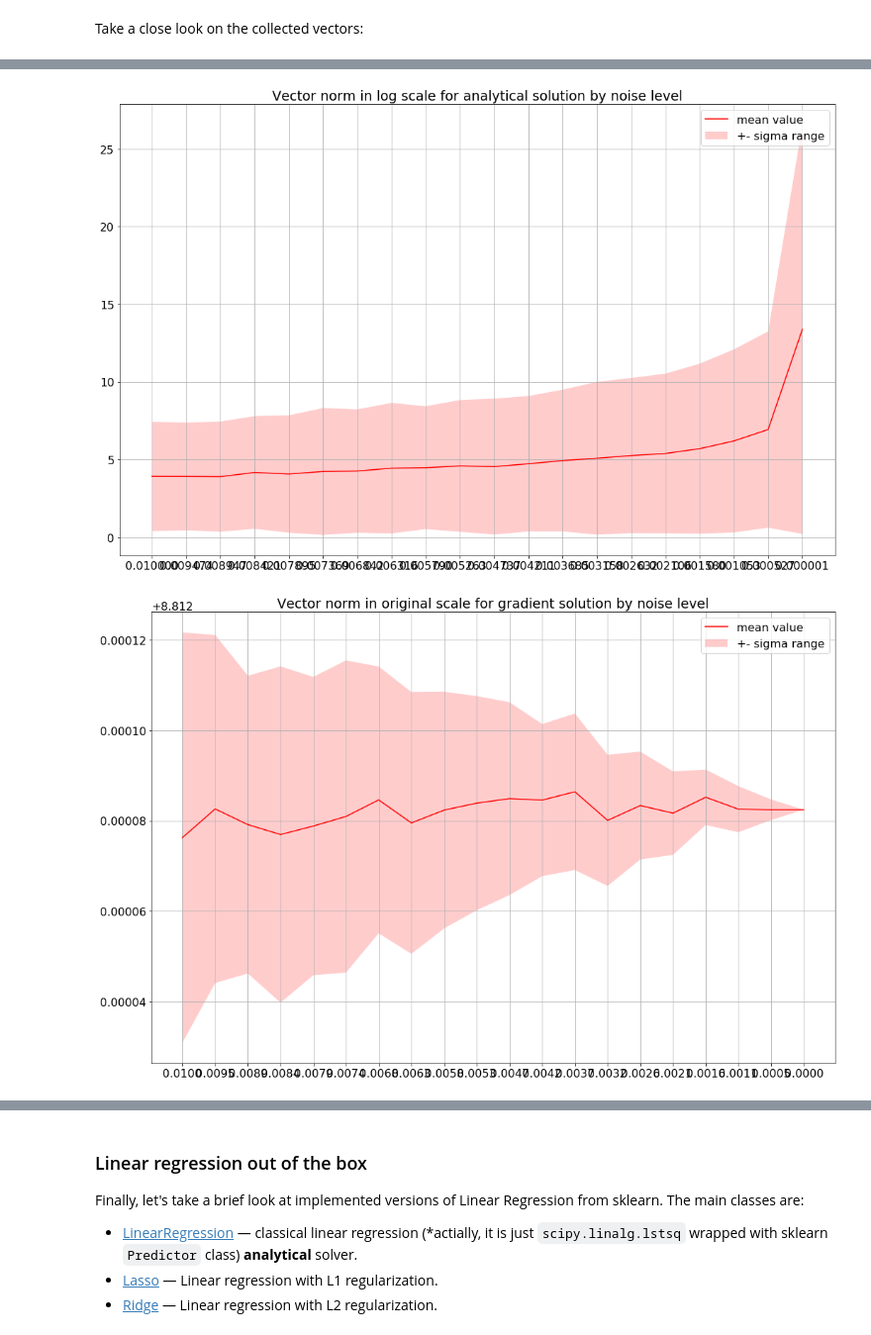
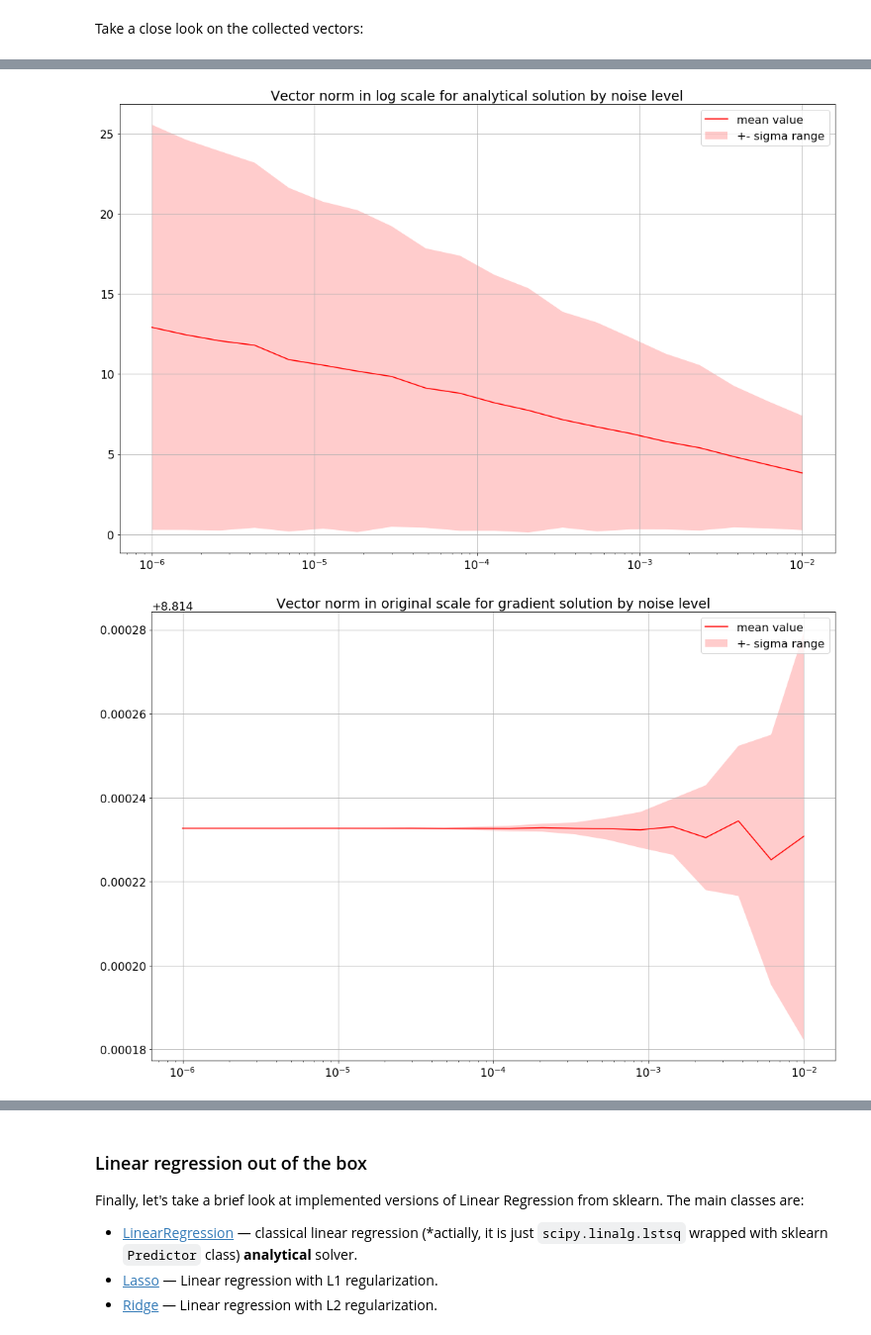
Before and after one commit to girafe-ai/ml-course, a Jupyter notebook: yet_another_week/linear_regression/week0_02_Linear_regression_and_SGD.ipynb, the cells around one changed output, grey strips where cells are left out. Shown at 99% size. Cells and saved outputs as stored; diff of their text form; code cells hidden in the pictures.

Commit message:
fixed plots

```diff
--- a/yet_another_week/linear_regression/week0_02_Linear_regression_and_SGD.ipynb
+++ b/yet_another_week/linear_regression/week0_02_Linear_regression_and_SGD.ipynb
@@ -426,6 +424,6 @@ def rmse(y_true, y_pred):
 lr = 1e-3
 sgd_lr = 0.1
 num_steps = 250
-noise_eps_seq = np.linspace(1e-2, 7e-7, 20)
+noise_eps_seq = np.logspace(-2, -6, 20)
 
 w_0 = np.random.uniform(-2, 2, (n_features))
@@ -479,7 +493,7 @@ rmse_list = np.array(rmse_list)
 Take a close look on the collected vectors:
 # %%
 # Move to utils.py
-def visualise(mu, sigma, points, x_ticklabels=None, title=None, greater_than_zero=False):
+def visualise(mu, sigma, points, title=None, greater_than_zero=False, log_scale=False):
     if greater_than_zero:
         mu = np.clip(mu, 0, mu.max())
 
@@ -494,9 +508,8 @@ def visualise(mu, sigma, points, x_ticklabels=None, title=None, greater_than_zer
         _y = np.clip(_y, 0, _y.max())
     plt.fill(_x, _y, fc='r', alpha=.2, ec=None, label='+- sigma range')
 
-    if x_ticklabels is not None:
-        ax.set_xticks(np.arange(len(x_ticklabels)))
-        ax.set_xticklabels(x_ticklabels)
+    if log_scale:
+        ax.set_xscale('log')
 
     if title is not None:
         plt.title(title)
@@ -518,24 +531,24 @@ visualise(
 visualise(
     np.log(vector_norms_list[:, 0, 0]),
     np.log(vector_norms_list[:, 1, 0]),
-    np.arange(len(noise_eps_seq)),
-    ['{0:.6f}'.format(x) for x in noise_eps_seq],
+    noise_eps_seq,
     title='Vector norm in log scale for analytical solution by noise level',
     greater_than_zero=True,
+    log_scale=True
 )
 # %% [output]
-[figure, old version]
+[figure, new version]
 # %%
 visualise(
     vector_norms_list[:, 0, 1],
     vector_norms_list[:, 1, 1],
-    np.arange(len(noise_eps_seq)),
-    ['{0:.4f}'.format(x) for x in noise_eps_seq],
+    noise_eps_seq,
     title='Vector norm in original scale for gradient solution by noise level',
     greater_than_zero=True,
+    log_scale=True
 )
 # %% [output]
-[figure, old version]
+[figure, new version]
 # %%
 visualise(
     vector_norms_list[:, 0, 2],
```
Also changed, not shown: parts of 9 cells of this notebook.
